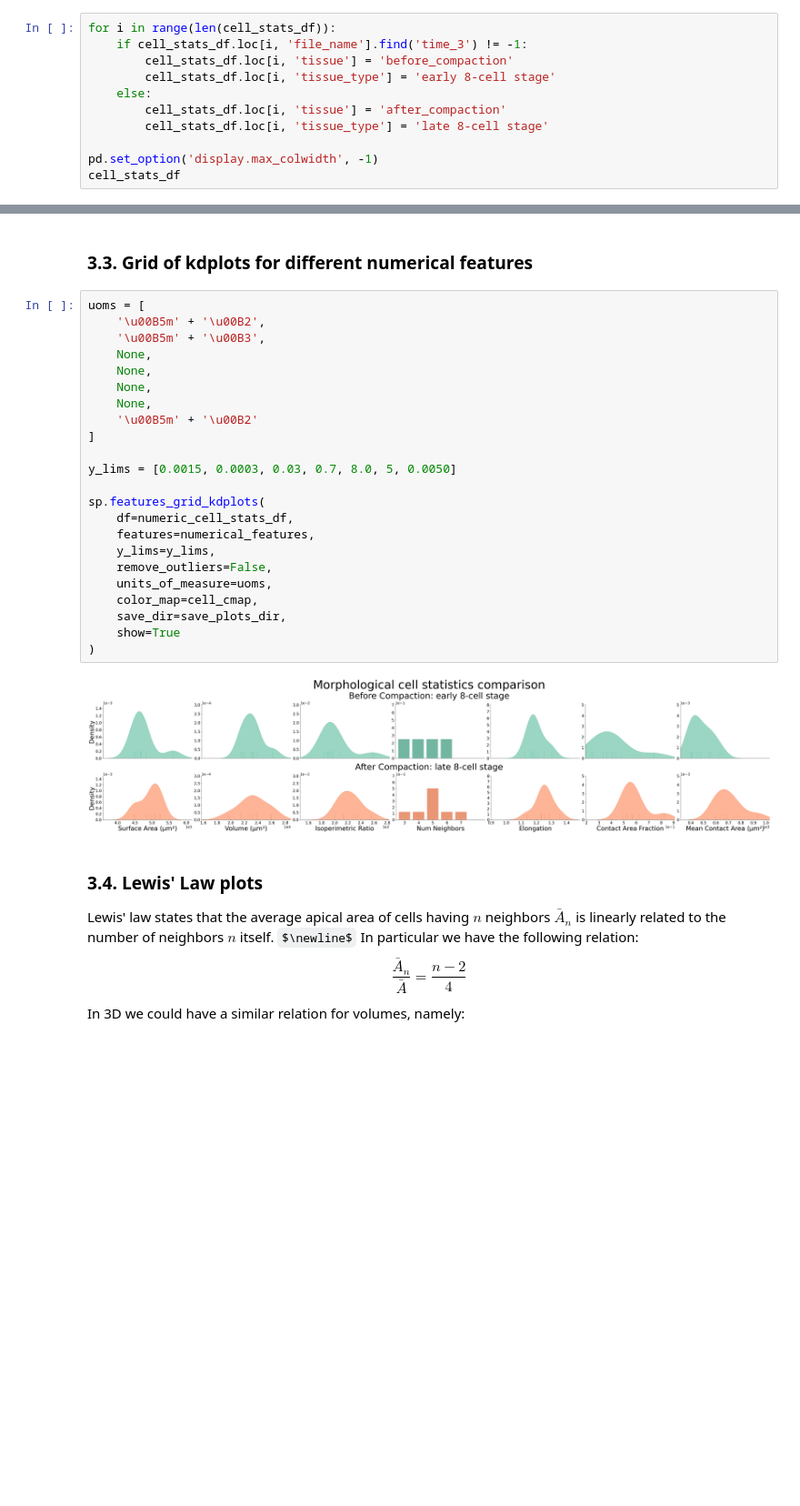
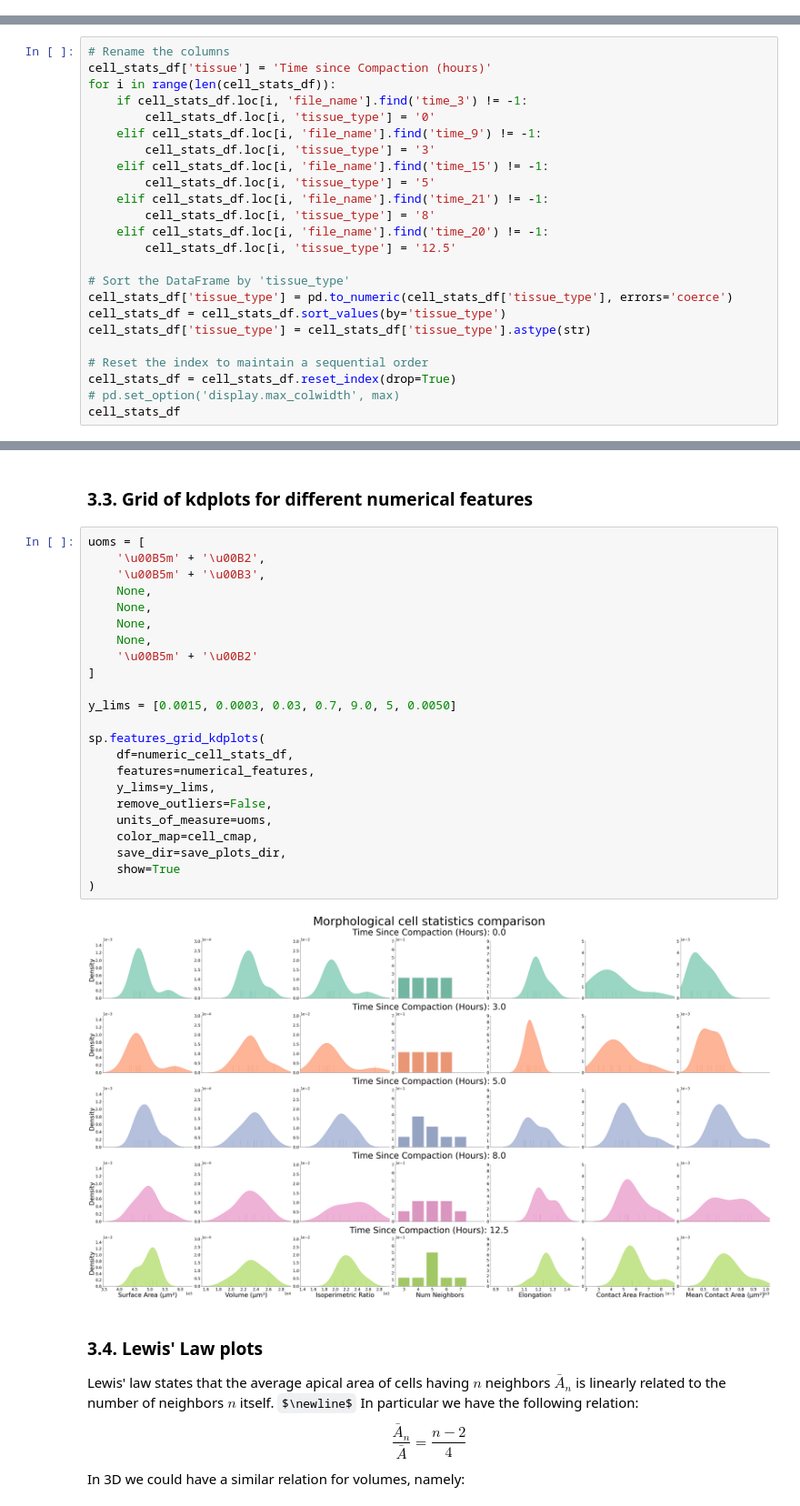
Before and after one commit to AntanasMurelis/EpiStats, a Jupyter notebook: src/tutorials/plots_tutorial.ipynb, the cells around one changed output, grey strips where cells are left out. Shown at 91% size. Drawn from its saved outputs; the diff is of its cells as text; some formulas as TeX source; blank space fills up the shorter version.

```diff
--- a/src/tutorials/plots_tutorial.ipynb
+++ b/src/tutorials/plots_tutorial.ipynb
@@ -47,11 +49,0 @@ cell_stats_df
-# %%
-for i in range(len(cell_stats_df)):
-    if cell_stats_df.loc[i, 'file_name'].find('time_3') != -1:
-        cell_stats_df.loc[i, 'tissue'] = 'before_compaction'
-        cell_stats_df.loc[i, 'tissue_type'] = 'early 8-cell stage'
-    else:
-        cell_stats_df.loc[i, 'tissue'] = 'after_compaction'
-        cell_stats_df.loc[i, 'tissue_type'] = 'late 8-cell stage'
-
-pd.set_option('display.max_colwidth', -1)
-cell_stats_df
@@ -75,0 +50,24 @@ cell_stats_df
+# %%
+# Rename the columns
+cell_stats_df['tissue'] = 'Time since Compaction (hours)'
+for i in range(len(cell_stats_df)):
+    if cell_stats_df.loc[i, 'file_name'].find('time_3') != -1:
+        cell_stats_df.loc[i, 'tissue_type'] = '0'
+    elif cell_stats_df.loc[i, 'file_name'].find('time_9') != -1:
+        cell_stats_df.loc[i, 'tissue_type'] = '3'
+    elif cell_stats_df.loc[i, 'file_name'].find('time_15') != -1:
+        cell_stats_df.loc[i, 'tissue_type'] = '5'
+    elif cell_stats_df.loc[i, 'file_name'].find('time_21') != -1:
+        cell_stats_df.loc[i, 'tissue_type'] = '8'
+    elif cell_stats_df.loc[i, 'file_name'].find('time_20') != -1:
+        cell_stats_df.loc[i, 'tissue_type'] = '12.5'
+
+# Sort the DataFrame by 'tissue_type'
+cell_stats_df['tissue_type'] = pd.to_numeric(cell_stats_df['tissue_type'], errors='coerce')
+cell_stats_df = cell_stats_df.sort_values(by='tissue_type')
+cell_stats_df['tissue_type'] = cell_stats_df['tissue_type'].astype(str)
+
+# Reset the index to maintain a sequential order
+cell_stats_df = cell_stats_df.reset_index(drop=True)
+# pd.set_option('display.max_colwidth', max)
+cell_stats_df
@@ -199,28 +210,28 @@ sp.pca_plots(
 # %%
 uoms = [
     '\u00B5m' + '\u00B2',
     '\u00B5m' + '\u00B3',
     None,
     None,
     None,
     None,
     '\u00B5m' + '\u00B2'
 ]
 
-y_lims = [0.0015, 0.0003, 0.03, 0.7, 8.0, 5, 0.0050]
+y_lims = [0.0015, 0.0003, 0.03, 0.7, 9.0, 5, 0.0050]
 
 sp.features_grid_kdplots(
     df=numeric_cell_stats_df,
     features=numerical_features,
     y_lims=y_lims,
     remove_outliers=False,
     units_of_measure=uoms,
     color_map=cell_cmap,
     save_dir=save_plots_dir,
     show=True
 )
 # %% [output]
-[figure, old version]
+[figure, new version]
 # %% [markdown]
 ### 3.4. Lewis' Law plots
 
```
Also changed, not shown: parts of 8 cells of this notebook, 2 other files.
